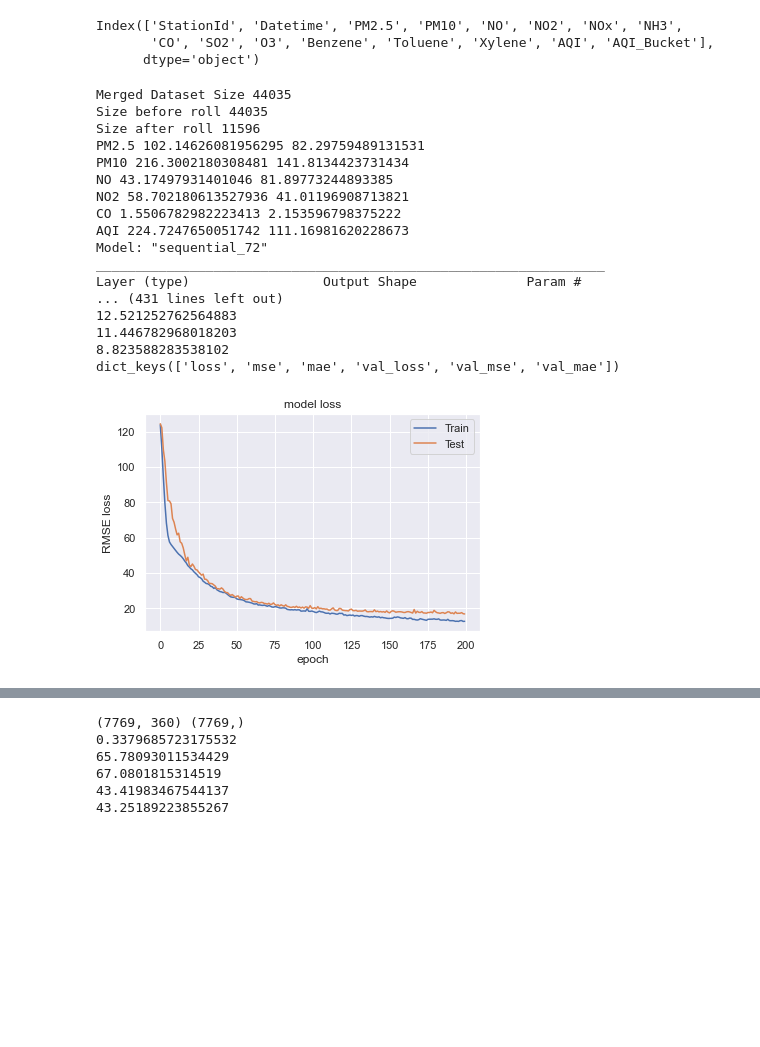
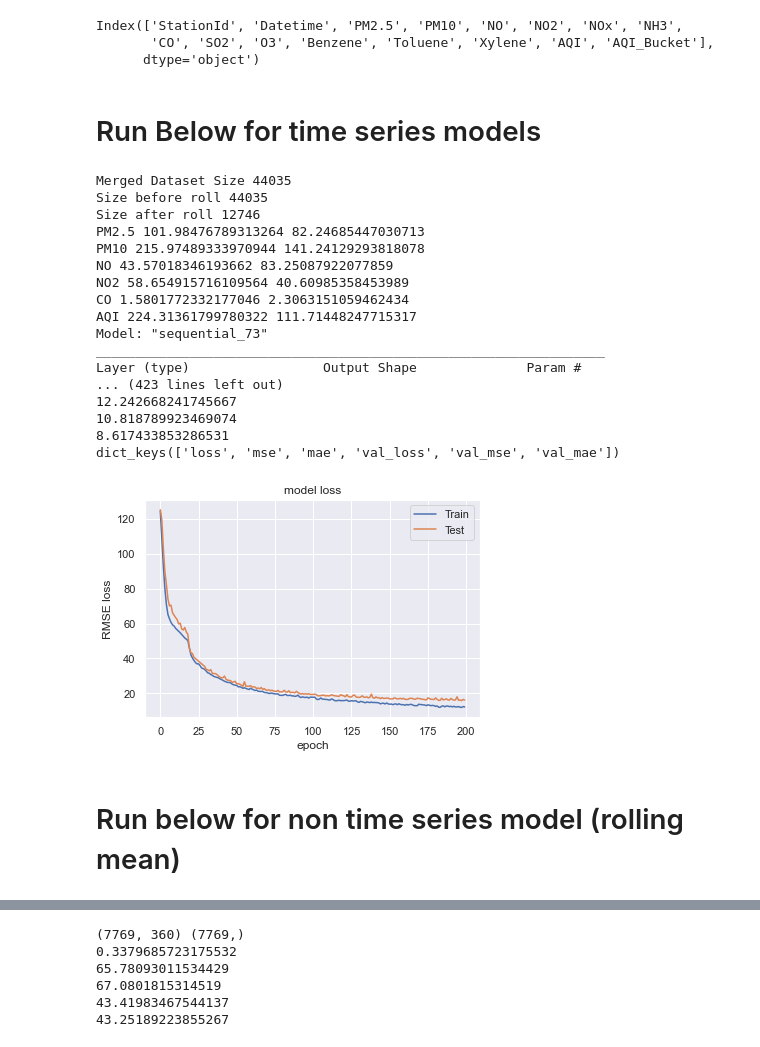
Before and after one commit to gupta-anmol/air-quality-prediction, a Jupyter notebook: script.ipynb, the cells around one changed output, grey strips where cells are left out. Drawn from its saved outputs; the diff is of its cells as text; code cells hidden in the pictures; blank space fills up the shorter version.

Commit message:
anmolFeaturs

```diff
--- a/script.ipynb
+++ b/script.ipynb
@@ -96,6 +97,13 @@ class dataset:
 
         # Rolling and shifting
         print("Size before roll",len(df))
+        rollList = ['PM2.5','PM10','NO','NO2','CO','AQI','Temperature','Relative Humidity','windX','windY','Year','MonthX','MonthY','hourX','hourY','isWeekend']
+        for i in rollList:
+            df[i+'_lagroll1'] = df[i].rolling(window=24, min_periods=12).mean().shift(6)
+            df[i+'_lagroll2'] = df[i].rolling(window=24, min_periods=12).mean().shift(12)
+            df[i+'_lagroll3'] = df[i].rolling(window=24, min_periods=12).mean().shift(18)
+            df[i+'_lagroll4'] = df[i].rolling(window=24, min_periods=12).mean().shift(24)
+
         for i in rlist:
             df[i+'_lag1'] = df[i].shift(24)
             df[i+'_lag2'] = df[i].shift(48)
@@ -125,7 +133,7 @@ class dataset:
         pass
 # %%
 # CNN Model Testing as well
-def getSplitFeatures(df,TIME_SERIES_LENGTH = 24):
+def getSplitFeaturesTimeSeries(df,TIME_SERIES_LENGTH = 24):
     features = []
     rlist=['PM2.5','PM10','NO','NO2','CO','AQI']
     for it in rlist:
@@ -147,6 +155,25 @@ def getSplitFeatures(df,TIME_SERIES_LENGTH = 24):
     Xtest = scaler.transform(Xtest.reshape(Xtest.shape[0],TIME_SERIES_LENGTH*len(newlist)))
     Xtest = Xtest.reshape(Xtest.shape[0],TIME_SERIES_LENGTH,len(newlist))
     return Xtrain,ytrain,Xtest,ytest
+def getSplitFeatures(df):
+    features = []
+    rlist=['PM2.5','PM10','NO','NO2','CO','AQI']
+    for it in rlist:
+        print(it,np.mean(df[it]),np.std(df[it]))
+    newlist = rlist + ['Temperature','Relative Humidity','windX','windY','Year','MonthX','MonthY','hourX','hourY','isWeekend']
+    for j in range(1,5):
+        for i in newlist:
+            features.append(i+'_lagroll'+str(j))
+    print("features length",len(newlist))
+    predVector = ['PM2.5_t+0']
+    X = df[features]
+    y = df[predVector]
+    X = np.array(X)
+    scaler = StandardScaler()
+    Xtrain, Xtest, ytrain, ytest = train_test_split(X, y, test_size=0.33, random_state=42)
+    Xtrain = scaler.fit_transform(Xtrain)
+    Xtest = scaler.transform(Xtest)
+    return Xtrain,ytrain,Xtest,ytest
 # %%
 def trainModel1(Xtrain,ytrain,Xtest,ytest,TIME_SERIES_LENGTH=24):
     model = Sequential()
@@ -190,30 +217,39 @@ def plothistory(history):
     plt.xlabel('epoch')
     plt.legend(['Train', 'Test'], loc='upper right')
     plt.show()
+# %% [markdown]
+# Run Below for time series models
 # %%
 dat = dataset(met,aqi,split_aqi)
-df = dat.mergedData('DL031',roll=48,shift=72)
-Xtrain,ytrain,Xtest,ytest = getSplitFeatures(df,TIME_SERIES_LENGTH = 24)
+df = dat.mergedData('DL031',roll=48,shift=48)
+Xtrain,ytrain,Xtest,ytest = getSplitFeaturesTimeSeries(df,TIME_SERIES_LENGTH = 24)
 model,history = trainModel1(Xtrain,ytrain,Xtest,ytest,TIME_SERIES_LENGTH=24)
-model.save('3daypm1_366')
+model.save('2daypm1_366')
+
+# reconstructed_model = keras.models.load_model("2daypm1_366")
+# predictStats(reconstructed_model,Xtrain,ytrain,Xtest,ytest)
+
 predictStats(model,Xtrain,ytrain,Xtest,ytest)
+
 plothistory(history)
 # %% [output]
 Merged Dataset Size 44035
 Size before roll 44035
-Size after roll 11596
-PM2.5 102.14626081956295 82.29759489131531
-PM10 216.3002180308481 141.8134423731434
-NO 43.17497931401046 81.89773244893385
-NO2 58.702180613527936 41.01196908713821
-CO 1.5506782982223413 2.153596798375222
-AQI 224.7247650051742 111.16981620228673
-Model: "sequential_72"
+Size after roll 12746
+PM2.5 101.98476789313264 82.24685447030713
+PM10 215.97489333970944 141.24129293818078
+NO 43.57018346193662 83.25087922077859
+NO2 58.654915716109564 40.60985358453989
+CO 1.5801772332177046 2.3063151059462434
+AQI 224.31361799780322 111.71448247715317
+Model: "sequential_73"
 _________________________________________________________________
 Layer (type)                 Output Shape              Param #
-... (431 lines left out)
-12.521252762564883
-11.446782968018203
-8.823588283538102
+... (423 lines left out)
+12.242668241745667
+10.818789923469074
+8.617433853286531
 dict_keys(['loss', 'mse', 'mae', 'val_loss', 'val_mse', 'val_mae'])
-[figure, old version]
+[figure, new version]
+# %% [markdown]
+# Run below for non time series model (rolling mean)
```
Also changed, not shown: parts of 2 cells of this notebook.
